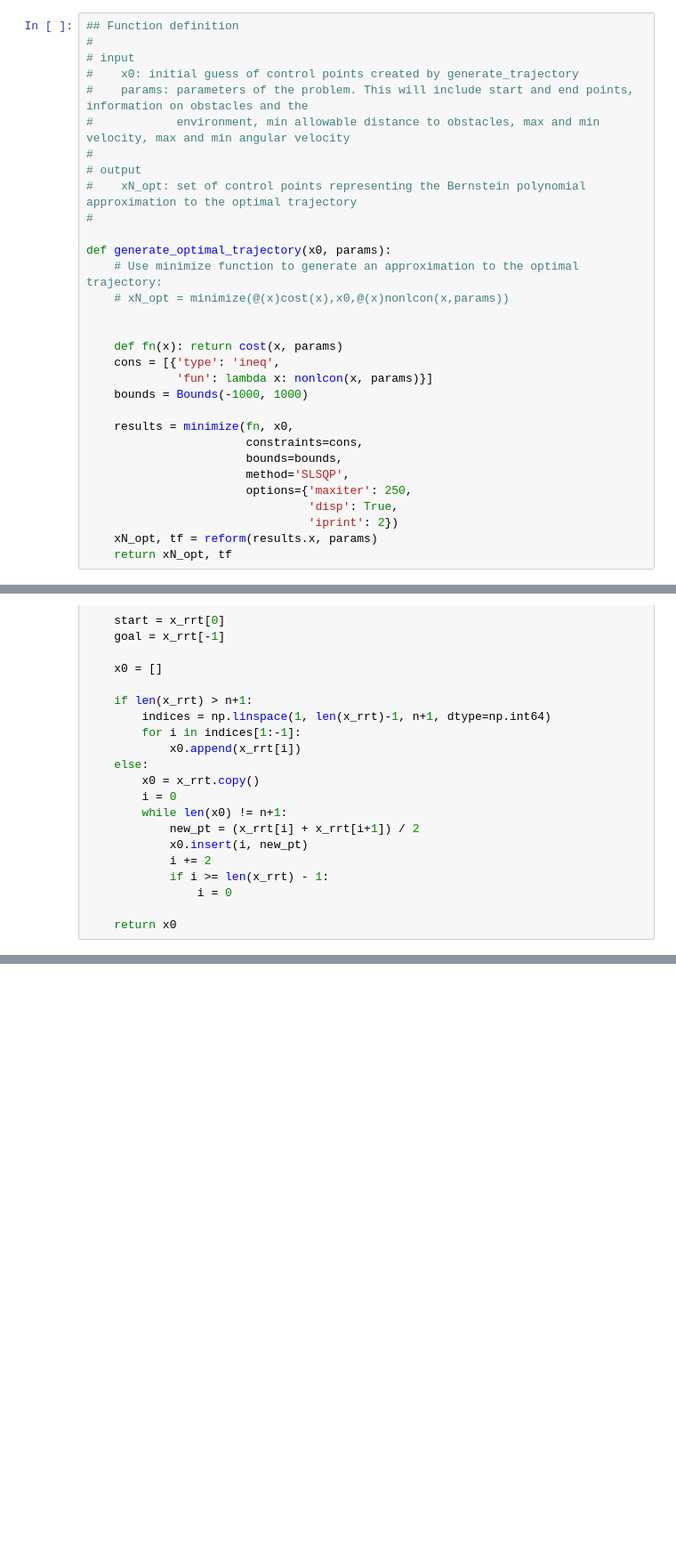
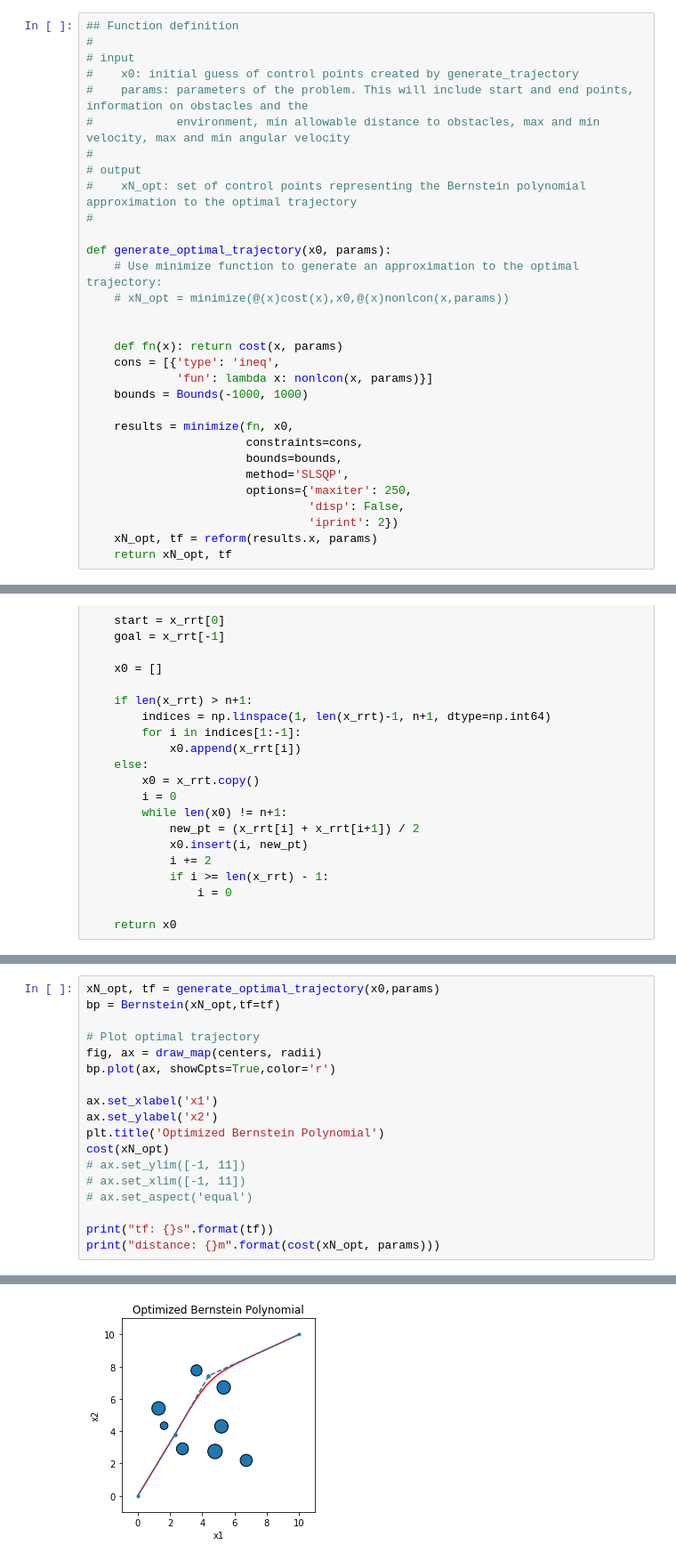
Before and after one commit to JuliaBriden/16.413_Final_Project, a Jupyter notebook: Final_Project.ipynb, the cells around one changed output, grey strips where cells are left out. Shown at 89% size. Cells and saved outputs as stored; diff of their text form; blank space fills up the shorter version.

```diff
--- a/Final_Project.ipynb
+++ b/Final_Project.ipynb
@@ -809,7 +805,7 @@ def generate_optimal_trajectory(x0, params):
                        bounds=bounds,
                        method='SLSQP',
                        options={'maxiter': 250,
-                                'disp': True,
+                                'disp': False,
                                 'iprint': 2})
     xN_opt, tf = reform(results.x, params)
     return xN_opt, tf
@@ -920,0 +903,19 @@ tf: 435.23960393196126 s
+# %%
+xN_opt, tf = generate_optimal_trajectory(x0,params)
+bp = Bernstein(xN_opt,tf=tf)
+
+# Plot optimal trajectory
+fig, ax = draw_map(centers, radii)
+bp.plot(ax, showCpts=True,color='r')
+
+ax.set_xlabel('x1')
+ax.set_ylabel('x2')
+plt.title('Optimized Bernstein Polynomial')
+cost(xN_opt)
+# ax.set_ylim([-1, 11])
+# ax.set_xlim([-1, 11])
+# ax.set_aspect('equal')
+
+print("tf: {}s".format(tf))
+print("distance: {}m".format(cost(xN_opt, params)))
+# %% [output]
@@ -920,0 +923 @@ tf: 435.23960393196126 s
+[figure, added]
```
Also changed, not shown: parts of 8 cells of this notebook.
